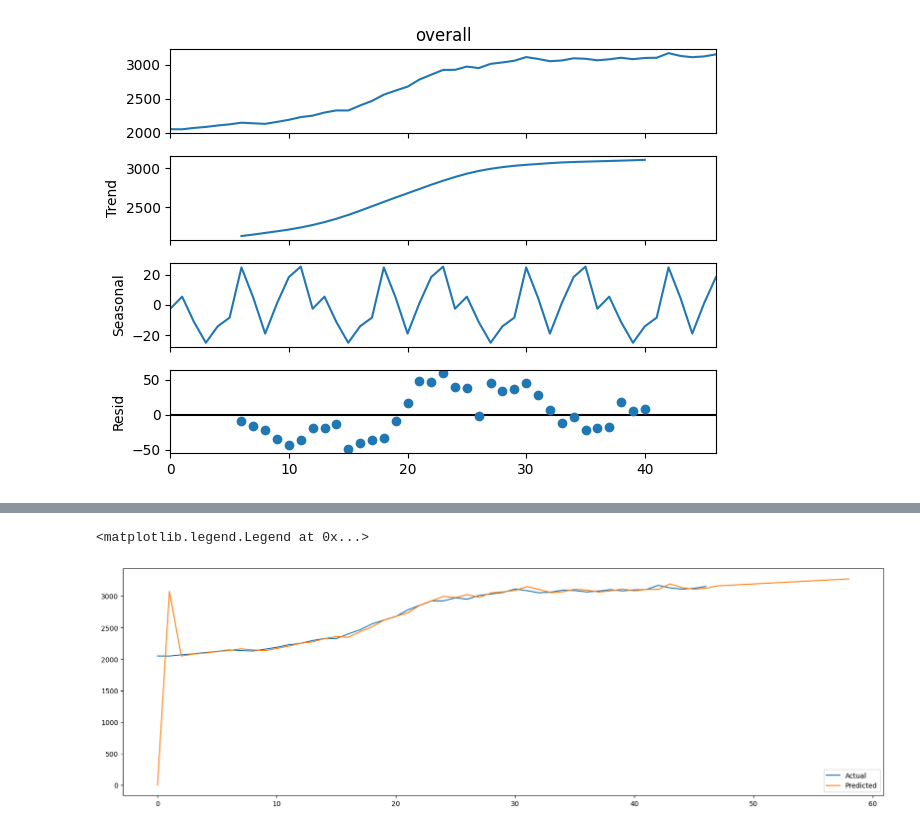
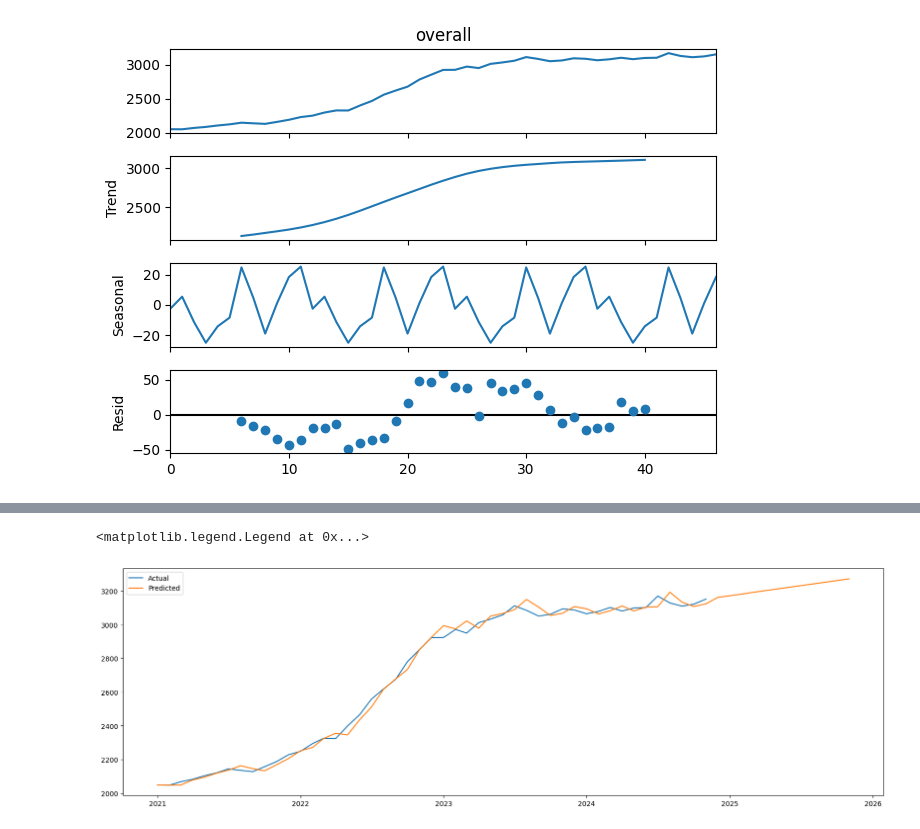
Before and after one commit to inezzie/sg_hdb_rentals, a Jupyter notebook: predict.ipynb, the cells around one changed output, grey strips where cells are left out. Cells and saved outputs as stored; diff of their text form; code cells hidden in the pictures.

```diff
--- a/predict.ipynb
+++ b/predict.ipynb
@@ -14,11 +9,11 @@ from statsmodels.tsa.seasonal import seasonal_decompose
 import pmdarima as pmd
 from statsmodels.tsa.statespace.sarimax import SARIMAX
 # %%
-# Extract data from SQLITE for average monthly rent
+# Extract data from SQLITE for average monthly rent to quick check data
 conn = sqlite3.connect('rental.sqlite')
 df = pd.read_sql_query('''
                         SELECT
-                            DATE(CONCAT(rent_approval_date,'-01')) AS month,
+                            DATE((rent_approval_date || '-01')) AS month,
                             ROUND(AVG(monthly_rent)) AS overall
                         FROM rental
                         GROUP BY 1
@@ -127,6 +116,6 @@ Total fit time: 0.594 seconds
 # %%
 sarima_test = SARIMAX(data, order=(0,2,1), seasonal_order=(0,0,0,12))
-predicted = sarima_test.fit().predict()
+predicted = sarima_test.fit(method='lbfgs').predict()
 
 predicted
 # %% [output]
@@ -166,10 +155,14 @@ CONVERGENCE: NORM_OF_PROJECTED_GRADIENT_<=_PGTOL
 46    3123.851141
 Name: predicted_mean, dtype: float64
 # %%
-# Check if prediction model works on test data
-plt.figure()
-plt.plot(data, label='Actual')
-plt.plot(predicted.iloc[2:],label='Predicted')
+# Check if results of prediction against existing data
+predicted[:2] = data[:2]
+predicted = predicted.round(2)
+df['predicted'] = predicted
+
+plt.plot(df['month'], df['overall'], label='Actual')
+plt.plot(df['month'], df['predicted'], label='Predicted')
+plt.xticks(rotation=60, fontsize=6)
 plt.legend()
 # %% [output]
 <matplotlib.legend.Legend at 0x...>
@@ -226,8 +179,30 @@ dtype: float64
+# %%
+# Run prediction model for the next 12 months
+pred = model.predict(n_periods=12)
+new_rent = pd.concat([predicted, pred]).round(2)
+
+# Update month in dataframe to include "new" months
+df['month'] = pd.to_datetime(df['month'])
+max_month = max(df['month'])
+start = max_month + pd.DateOffset(months=1)
+end = max_month + pd.DateOffset(months=12)
+new_month = pd.Series(pd.date_range(start, end, freq='MS'))
+
+new_data = pd.DataFrame({
+    'month':[nm for nm in new_month],
+    'overall':None,
+    'predicted':[pr for pr in pred]
+    })
+
+final_data = pd.concat([df, new_data], ignore_index=True)
 # %%
+# Combine predicted value for existing months with future 12 month predicted values
+
+
 plt.figure(figsize=(20,6))
-plt.plot(data, label='Actual')
-plt.plot(new_rent, label='Predicted')
+plt.plot(final_data['month'], final_data['overall'], label='Actual')
+plt.plot(final_data['month'], final_data['predicted'], label='Predicted')
 plt.legend()
 # %% [output]
 <matplotlib.legend.Legend at 0x...>
-[figure, old version]
+[figure, new version]
```
Also changed, not shown: parts of 14 cells of this notebook.
